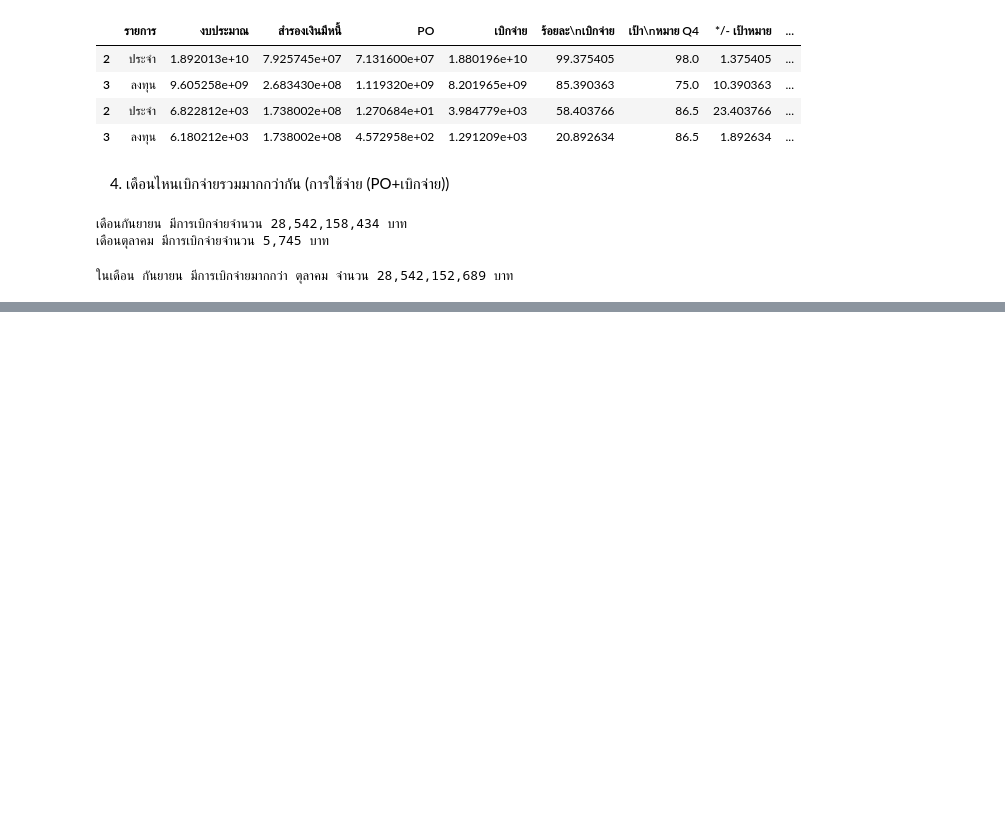
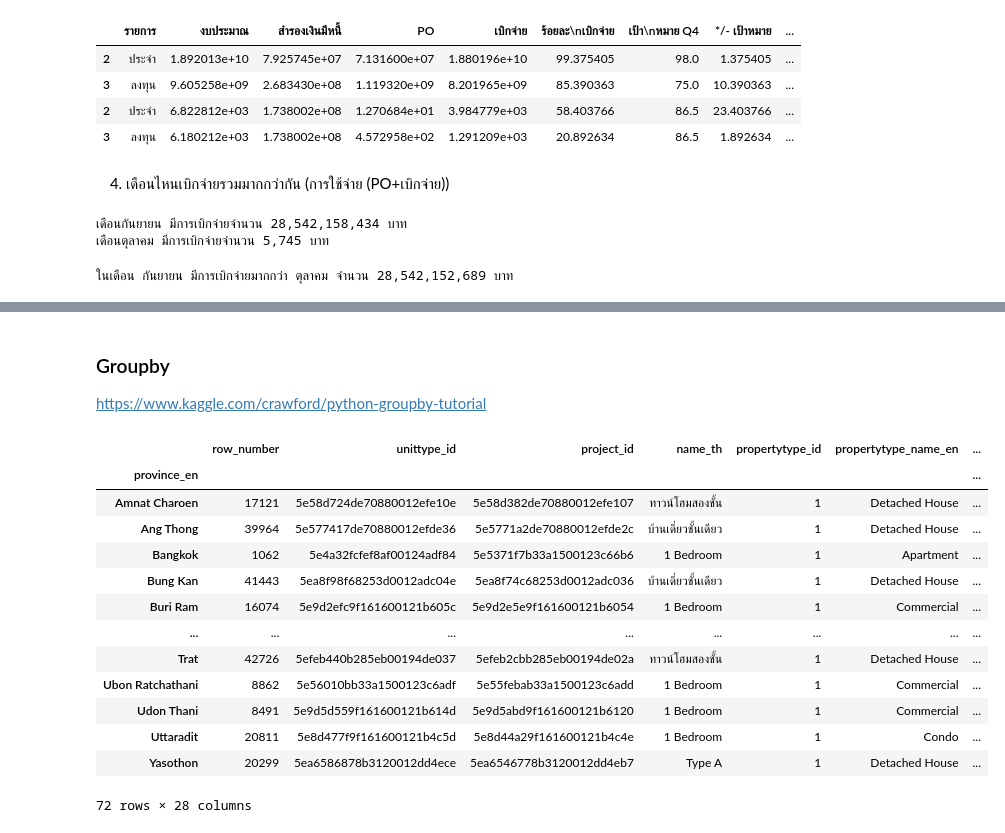
Before and after one commit to Triiplech4554/pyton_dataviz2023, a Jupyter notebook: Pandas102.ipynb, the cells around one changed output, grey strips where cells are left out. Drawn from its saved outputs; the diff is of its cells as text; code cells hidden in the pictures; blank space fills up the shorter version.

```diff
--- a/Pandas102.ipynb
+++ b/Pandas102.ipynb
@@ -234,0 +237,3 @@ else:
+# %%
+project_df = pd.read_csv('/content/drive/MyDrive/DataViz23Data/opendata_project-2.csv')
+project_df.head
@@ -234,0 +258,3 @@ else:
+# %%
+unit_df = pd.read_csv('/content/drive/MyDrive/DataViz23Data/opendata_unittype-2.csv')
+unit_df.head()
@@ -234,0 +271,2 @@ else:
+# %%
+unit_df['province_en'] = unit_df['project_id'].map(project_df.set_index('project_id')['province_name_en'])
@@ -234,0 +275,3 @@ else:
+# %%
+project_df = project_df.drop_duplicates(subset='project_id')
+unit_df['province_en'] = unit_df['project_id'].map(project_df.set_index('project_id')['province_name_en'])
@@ -234,0 +350,20 @@ else:
+# %% [markdown]
+### Groupby
+https://www.kaggle.com/crawford/python-groupby-tutorial
+# %%
+unit_df.groupby('province_en').min()
+# %% [output]
+|  | row_number | unittype_id | project_id | name_th | propertytype_id | propertytype_name_en | ... |
+| province_en |  |  |  |  |  |  | ... |
+| Amnat Charoen | 17121 | 5e58d724de70880012efe10e | 5e58d382de70880012efe107 | ทาวน์โฮมสองชั้น | 1 | Detached House | ... |
+| Ang Thong | 39964 | 5e577417de70880012efde36 | 5e5771a2de70880012efde2c | บ้านเดี่ยวชั้นเดียว | 1 | Detached House | ... |
+| Bangkok | 1062 | 5e4a32fcfef8af00124adf84 | 5e5371f7b33a1500123c66b6 | 1 Bedroom | 1 | Apartment | ... |
+| Bung Kan | 41443 | 5ea8f98f68253d0012adc04e | 5ea8f74c68253d0012adc036 | บ้านเดี่ยวชั้นเดียว | 1 | Detached House | ... |
+| Buri Ram | 16074 | 5e9d2efc9f161600121b605c | 5e9d2e5e9f161600121b6054 | 1 Bedroom | 1 | Commercial | ... |
+| ... | ... | ... | ... | ... | ... | ... | ... |
+| Trat | 42726 | 5efeb440b285eb00194de037 | 5efeb2cbb285eb00194de02a | ทาวน์โฮมสองชั้น | 1 | Detached House | ... |
+| Ubon Ratchathani | 8862 | 5e56010bb33a1500123c6adf | 5e55febab33a1500123c6add | 1 Bedroom | 1 | Commercial | ... |
+| Udon Thani | 8491 | 5e9d5d559f161600121b614d | 5e9d5abd9f161600121b6120 | 1 Bedroom | 1 | Commercial | ... |
+| Uttaradit | 20811 | 5e8d477f9f161600121b4c5d | 5e8d44a29f161600121b4c4e | 1 Bedroom | 1 | Condo | ... |
+| Yasothon | 20299 | 5ea6586878b3120012dd4ece | 5ea6546778b3120012dd4eb7 | Type A | 1 | Detached House | ... |
+72 rows × 28 columns
```
Also changed, not shown: parts of 19 cells of this notebook.
